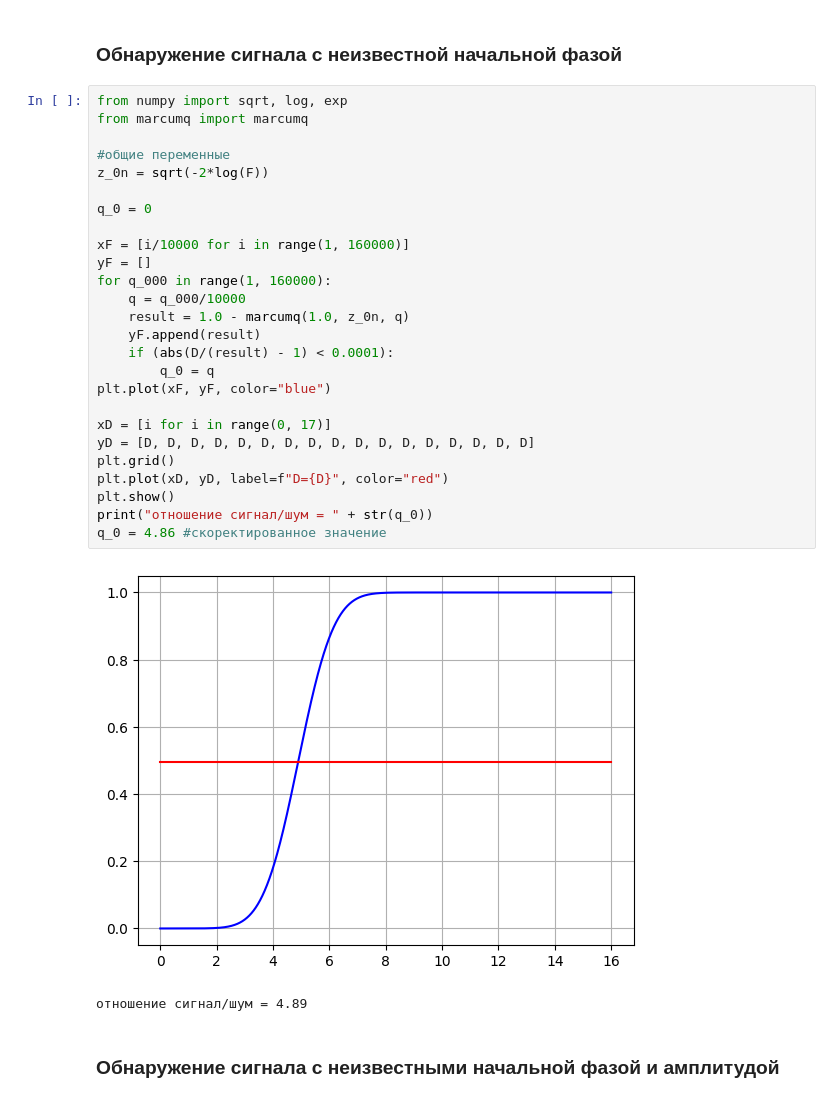
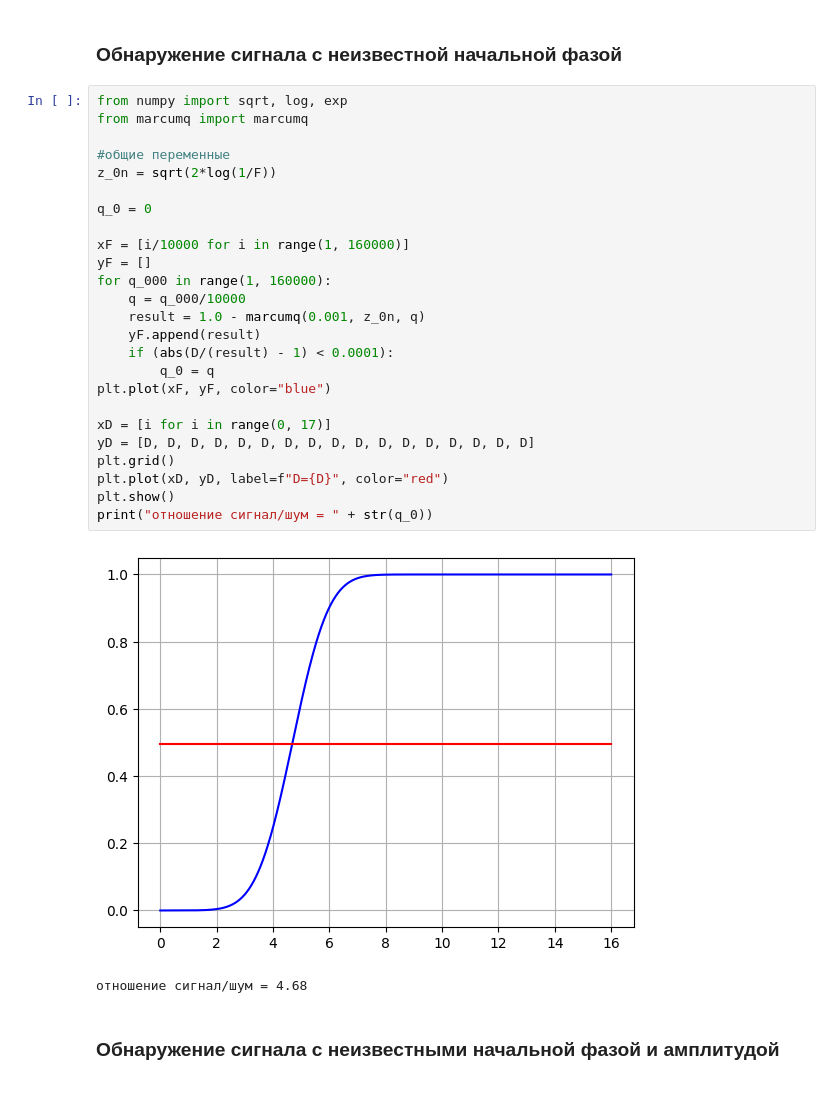
Before and after one commit to Gnom431/Open_ASSN, a Jupyter notebook: АССН_1_рлс.ipynb, the cells around one changed output. Drawn from its saved outputs; the diff is of its cells as text.

```diff
--- a/АССН_1_рлс.ipynb
+++ b/АССН_1_рлс.ipynb
@@ -231,32 +232,31 @@ F=float(0.00001)
 # %%
 from numpy import sqrt, log, exp
 from marcumq import marcumq
 
 #общие переменные
-z_0n = sqrt(-2*log(F))
+z_0n = sqrt(2*log(1/F))
 
 q_0 = 0
 
 xF = [i/10000 for i in range(1, 160000)]
 yF = []
 for q_000 in range(1, 160000):
     q = q_000/10000
-    result = 1.0 - marcumq(1.0, z_0n, q)
+    result = 1.0 - marcumq(0.001, z_0n, q)
     yF.append(result)
     if (abs(D/(result) - 1) < 0.0001):
         q_0 = q
 plt.plot(xF, yF, color="blue")
 
 xD = [i for i in range(0, 17)]
 yD = [D, D, D, D, D, D, D, D, D, D, D, D, D, D, D, D, D]
 plt.grid()
 plt.plot(xD, yD, label=f"D={D}", color="red")
 plt.show()
 print("отношение сигнал/шум = " + str(q_0))
-q_0 = 4.86 #скоректированное значение
 # %% [output]
-[figure, old version]
+[figure, new version]
-отношение сигнал/шум = 4.89
+отношение сигнал/шум = 4.68
 # %% [markdown]
 ### Обнаружение сигнала с неизвестными начальной фазой и амплитудой
 # %%
```
Also changed, not shown: parts of 12 cells of this notebook, 2 other files.
